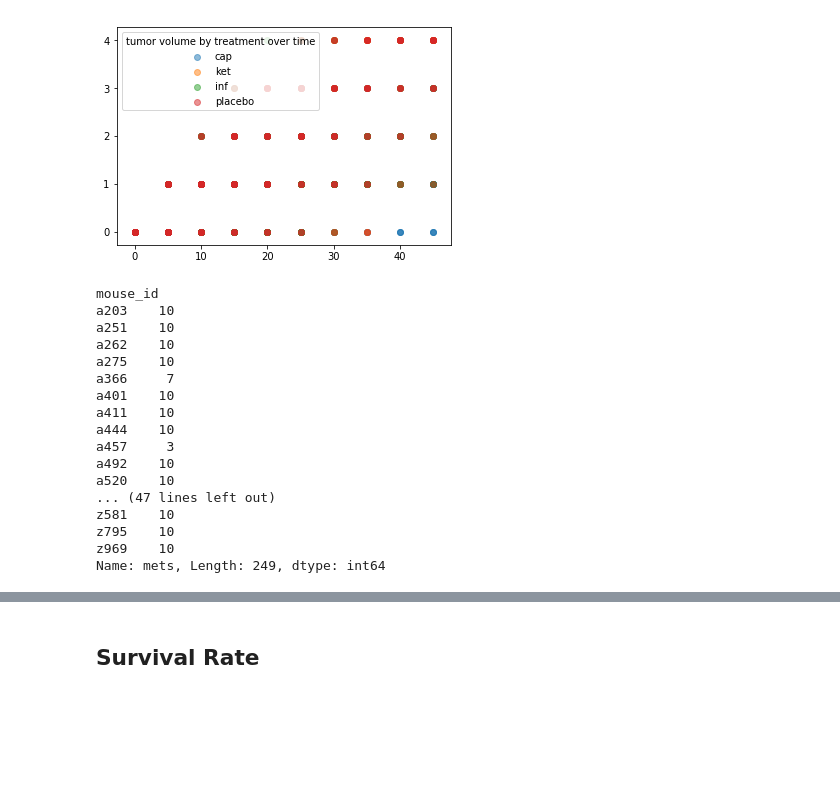
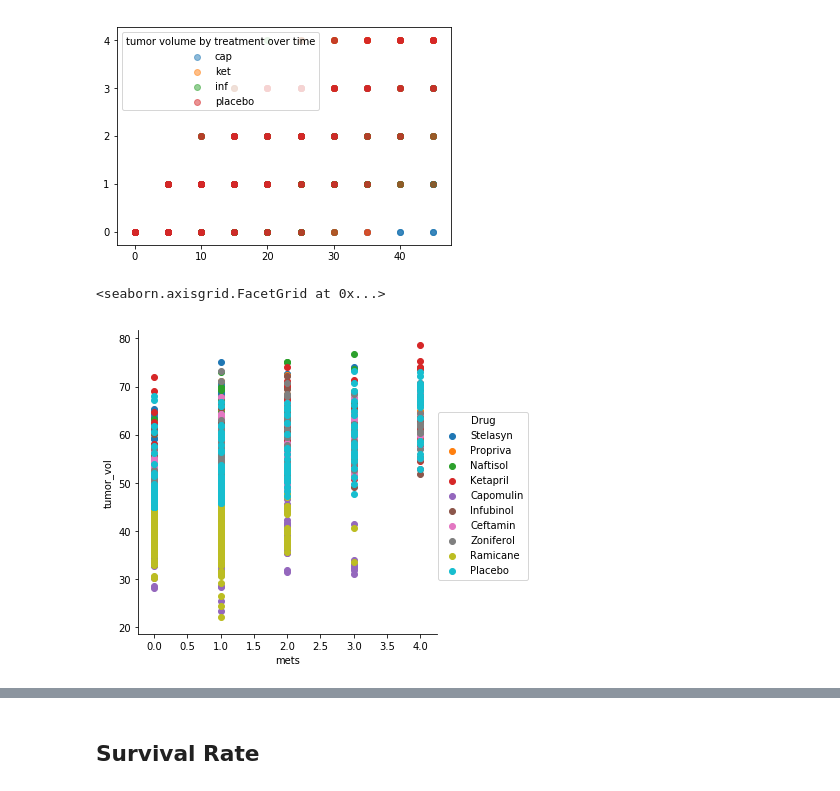
Before and after one commit to jenshurley/hw5, a Jupyter notebook: pydrug_sketch.ipynb, the cells around one changed output, grey strips where cells are left out. Drawn from its saved outputs; the diff is of its cells as text; code cells hidden in the pictures; blank space fills up the shorter version.

```diff
--- a/pydrug_sketch.ipynb
+++ b/pydrug_sketch.ipynb
@@ -244,25 +261,10 @@ plt.legend(loc='best', title='tumor volume by treatment over time', fancybox=Tru
 # %% [output]
 <matplotlib.legend.Legend at 0x...>
 [figure]
-# %%
-data.groupby('mouse_id')['mets'].count()
-#so the ones where count == 10 survived?
-#make this a mask
-# %% [output]
-mouse_id
-a203    10
-a251    10
-a262    10
-a275    10
-a366     7
-a401    10
-a411    10
-a444    10
-a457     3
-a492    10
-a520    10
-... (47 lines left out)
-z581    10
-z795    10
-z969    10
-Name: mets, Length: 249, dtype: int64
+# %%
+sns.FacetGrid(data, hue="Drug", size=5) \
+   .map(plt.scatter, "mets", "tumor_vol") \
+   .add_legend()
+# %% [output]
+<seaborn.axisgrid.FacetGrid at 0x...>
+[figure, added]
```
Also changed, not shown: parts of 3 cells of this notebook, 1 other file.
